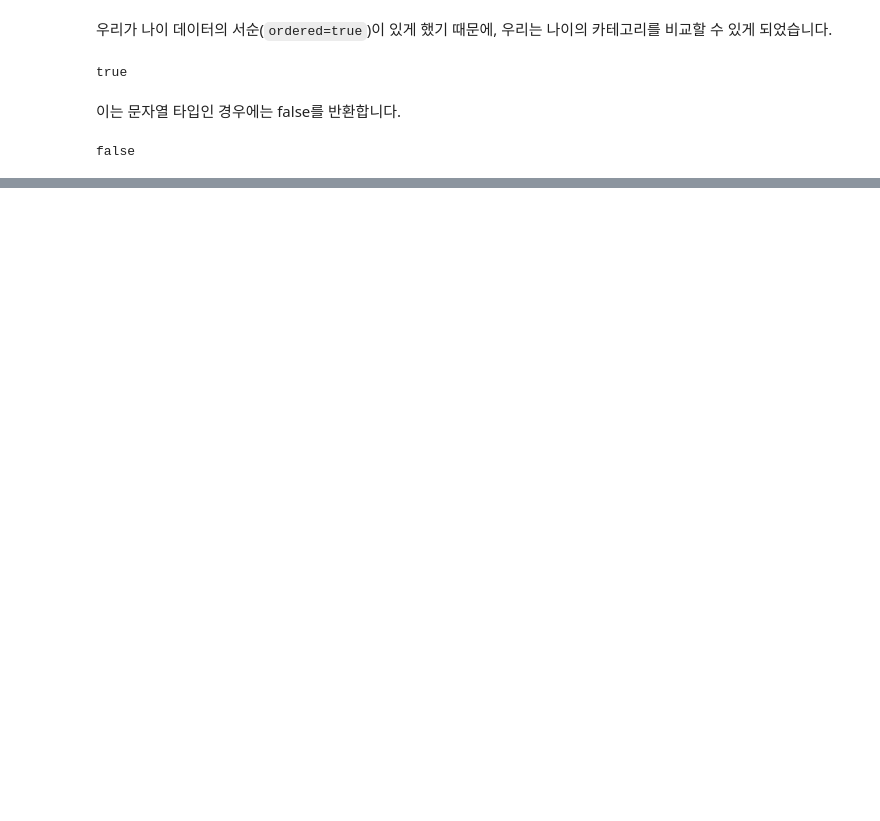
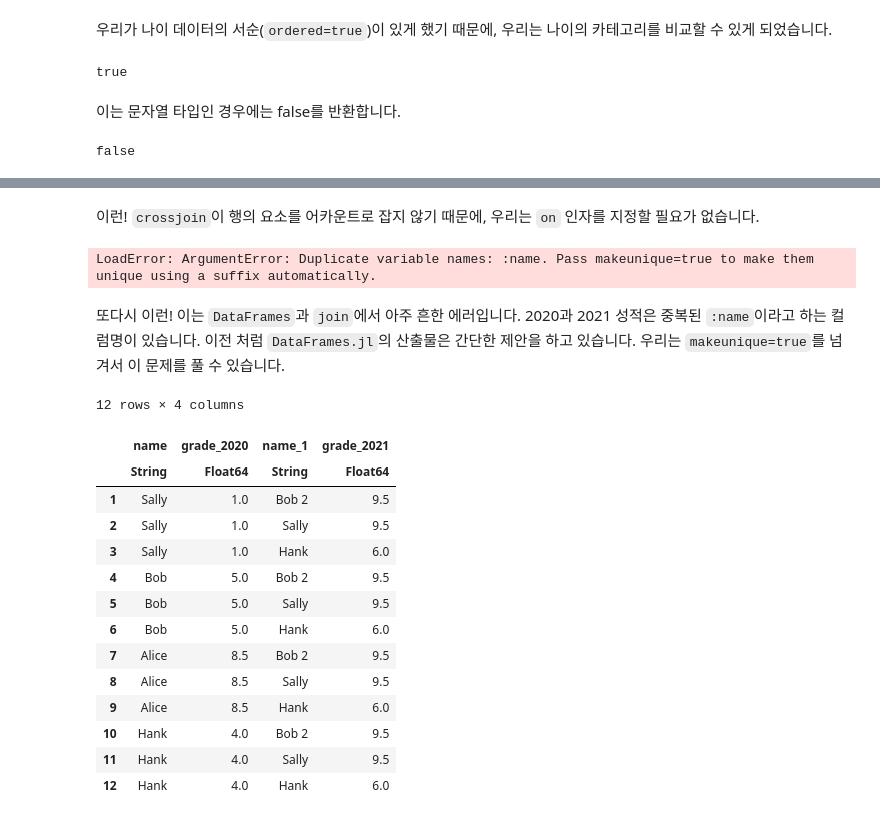
Before and after one commit to JunDamin/NotebooksForDataScience, a Jupyter notebook: docs/julia/data_science/04_DataFrames.ipynb, the cells around one changed output, grey strips where cells are left out. Drawn from its saved outputs; the diff is of its cells as text; code cells hidden in the pictures; blank space fills up the shorter version.

Commit message:
dataframe dradf over

```diff
--- a/docs/julia/data_science/04_DataFrames.ipynb
+++ b/docs/julia/data_science/04_DataFrames.ipynb
@@ -923,0 +972,6 @@ false
+# %%
+function grades_2021()
+    name = ["Bob 2", "Sally", "Hank"]
+    grade_2021 = [9.5, 9.5, 6.0]
+    return DataFrame(;name, grade_2021)
+end
@@ -923,0 +1038,26 @@ false
+# %% [markdown]
+이런! `crossjoin`이 행의 요소를 어카운트로 잡지 않기 때문에, 우리는 `on` 인자를 지정할 필요가 없습니다.
+# %%
+crossjoin(grades_2020(), grades_2021())
+# %% [output]
+LoadError: ArgumentError: Duplicate variable names: :name. Pass makeunique=true to make them unique using a suffix automatically.
+# %% [markdown]
+또다시 이런! 이는 `DataFrames`과 `join`에서 아주 흔한 에러입니다. 2020과 2021 성적은 중복된 `:name`이라고 하는 컬럼명이 있습니다. 이전 처럼 `DataFrames.jl`의 산출물은 간단한 제안을 하고 있습니다. 우리는 `makeunique=true`를 넘겨서 이 문제를 풀 수 있습니다.
+# %%
+crossjoin(grades_2020(), grades_2021(); makeunique=true)
+# %% [output]
+12 rows × 4 columns
+|  | name | grade_2020 | name_1 | grade_2021 |
+|  | String | Float64 | String | Float64 |
+| 1 | Sally | 1.0 | Bob 2 | 9.5 |
+| 2 | Sally | 1.0 | Sally | 9.5 |
+| 3 | Sally | 1.0 | Hank | 6.0 |
+| 4 | Bob | 5.0 | Bob 2 | 9.5 |
+| 5 | Bob | 5.0 | Sally | 9.5 |
+| 6 | Bob | 5.0 | Hank | 6.0 |
+| 7 | Alice | 8.5 | Bob 2 | 9.5 |
+| 8 | Alice | 8.5 | Sally | 9.5 |
+| 9 | Alice | 8.5 | Hank | 6.0 |
+| 10 | Hank | 4.0 | Bob 2 | 9.5 |
+| 11 | Hank | 4.0 | Sally | 9.5 |
+| 12 | Hank | 4.0 | Hank | 6.0 |
```
Also changed, not shown: parts of 128 cells of this notebook, 3 other files.
